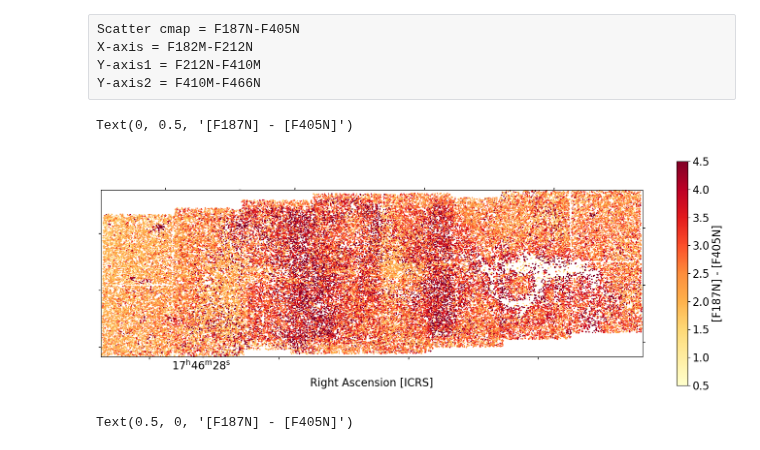
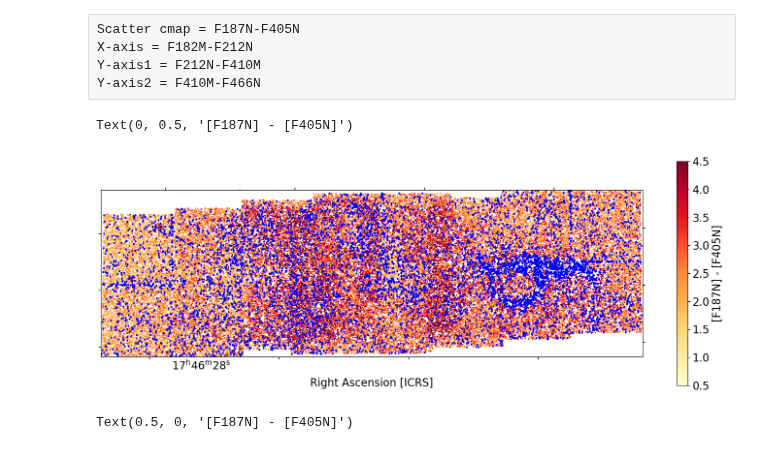
Before and after one commit to SpacialTree/brick-jwst-2221, a Jupyter notebook: notebooks/colorcolor_CloudC.ipynb, the cells around one changed output. Cells and saved outputs as stored; diff of their text form; code cells hidden in the pictures.

```diff
--- a/notebooks/colorcolor_CloudC.ipynb
+++ b/notebooks/colorcolor_CloudC.ipynb
@@ -159,9 +159,18 @@ mask = np.logical_and(mask, mask_410)
 
 mask_466 = basetable['qf_f466n'] > 0.6
 mask = np.logical_and(mask, mask_466)
+
+mask_no187 = np.isnan(basetable['qf_f187n'])# > 0.6
+mask_no182 = np.isnan(basetable['qf_f182m'])
+mask_noshort = np.logical_and(mask_no187, mask_no182)
+mask_yeslong = np.logical_and(mask_405, mask_410)
+mask_noshort_yeslong = np.logical_and(mask_noshort, mask_yeslong)
 # %%
 tbl_use = basetable[mask]
 crds_use = tbl_use['skycoord_ref']
+
+tbl_other = basetable[mask_noshort_yeslong]
+crds_other = tbl_other['skycoord_ref']
 # %%
 # F187N-F405N
 color = tbl_use['mag_ab_f187n'] - tbl_use['mag_ab_f405n']
@@ -170,17 +179,18 @@ nandata = data*np.nan
 # %%
 fig = plt.figure(figsize=(18, 6))
 ax = plt.subplot(111, projection=ww)
 ax.imshow(nandata, vmin=0, vmax=50)
 im = ax.scatter(crds_use.ra, crds_use.dec, c=color, cmap='YlOrRd', transform=ax.get_transform('world'), marker=',', s=1, vmin=0.5, vmax=4.5)
+ax.scatter(crds_other.ra, crds_other.dec, color='blue', marker=',', s=1, transform=ax.get_transform('world'))
 plt.xticks([]);
 plt.yticks([]);
 ax.set_ylabel('Declination [ICRS]', fontsize=16)
 ax.set_xlabel('Right Ascension [ICRS]', fontsize=16)
 cbar = fig.colorbar(im)
 cbar.ax.set_ylabel('[F187N] - [F405N]', rotation=90)
 # %% [output]
 Text(0, 0.5, '[F187N] - [F405N]')
-[figure, old version]
+[figure, new version]
 # %%
 ax = plt.subplot(111)
 ax.hist(color, bins=30)
```
Also changed, not shown: parts of 3 cells of this notebook, 6 other files.
